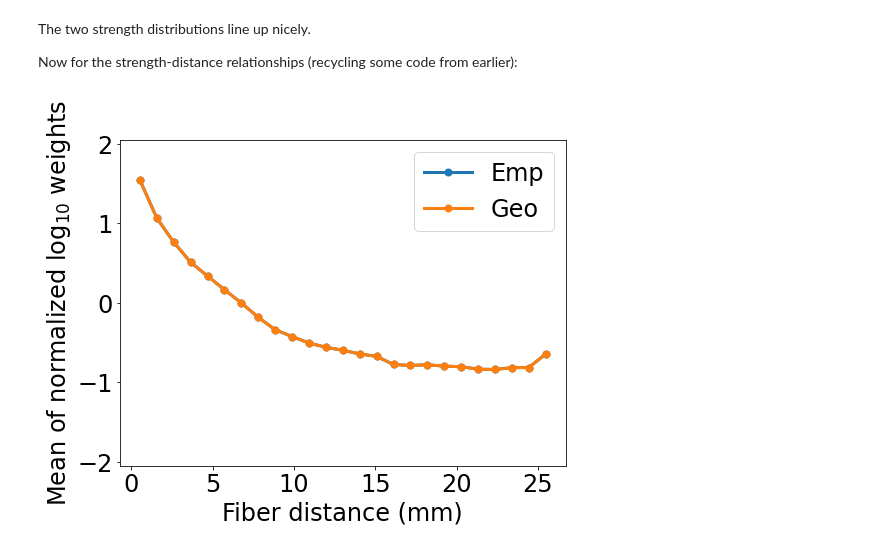
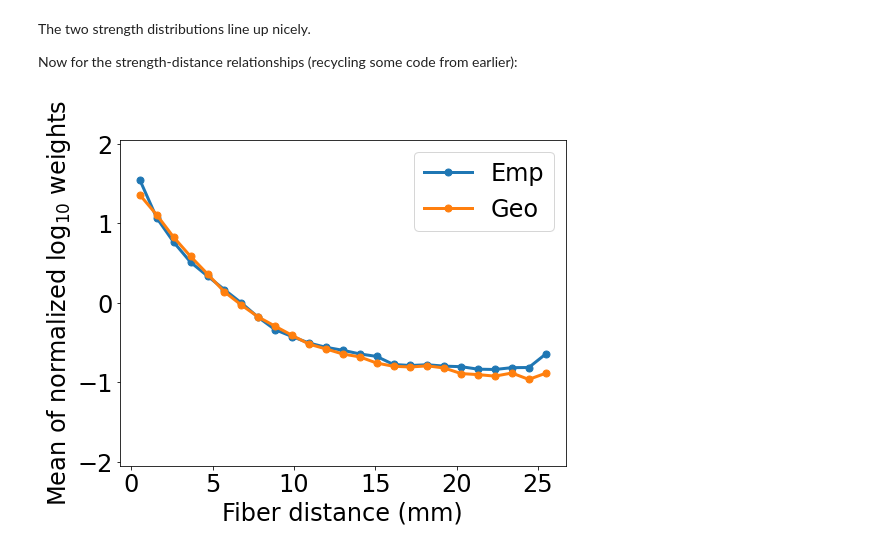
Before and after one commit to scott-trinkle/braingraphgeo, a Jupyter notebook: examples/2. Construct geometric surrogate graphs.ipynb, the cells around one changed output. Saved outputs shown, nothing was run; the diff lists cells and outputs as text; code cells hidden in the pictures.

```diff
--- a/examples/2. Construct geometric surrogate graphs.ipynb
+++ b/examples/2. Construct geometric surrogate graphs.ipynb
@@ -166,20 +166,20 @@ Now for the strength-distance relationships (recycling some code from earlier):
 # %%
 geo_fig = np.log10(Wgeo)[:286].flatten()[Dmask]
 geo_fig[np.isinf(geo_fig)] = np.nan
 geo_df = pd.DataFrame({'D' : dbinned, 'w' : zscore(geo_fig)})
 geo_meandf = geo_df.groupby('D').mean()
 
 fig, ax = plt.subplots(figsize=(8, 6))
 
 ax.plot(np.array(tracer_meandf.index),
         tracer_meandf['w'],
         marker='o',label='Emp')
 ax.plot(np.array(geo_meandf.index),
-        tracer_meandf['w'],
+        geo_meandf['w'],
         marker='o',label='Geo')
 ax.legend()
 ax.set_ylim([-2.05, 2.05])
 ax.set_xlabel('Fiber distance (mm)')
 ax.set_ylabel(r'Mean of normalized log$_{10}$ weights');
 # %% [output]
-[figure, old version]
+[figure, new version]
```
Also changed, not shown: parts of 5 cells of this notebook.
